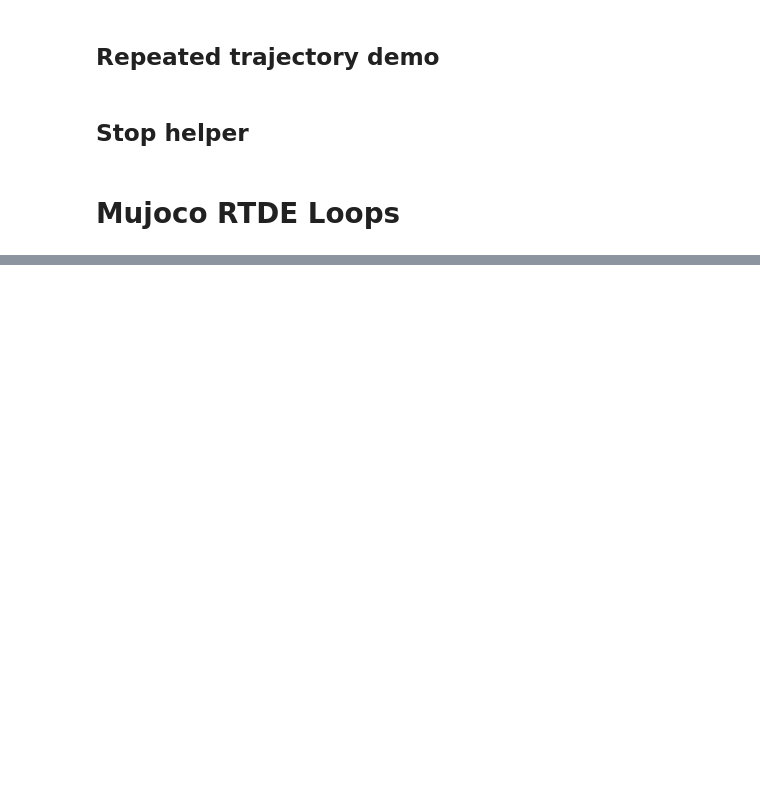
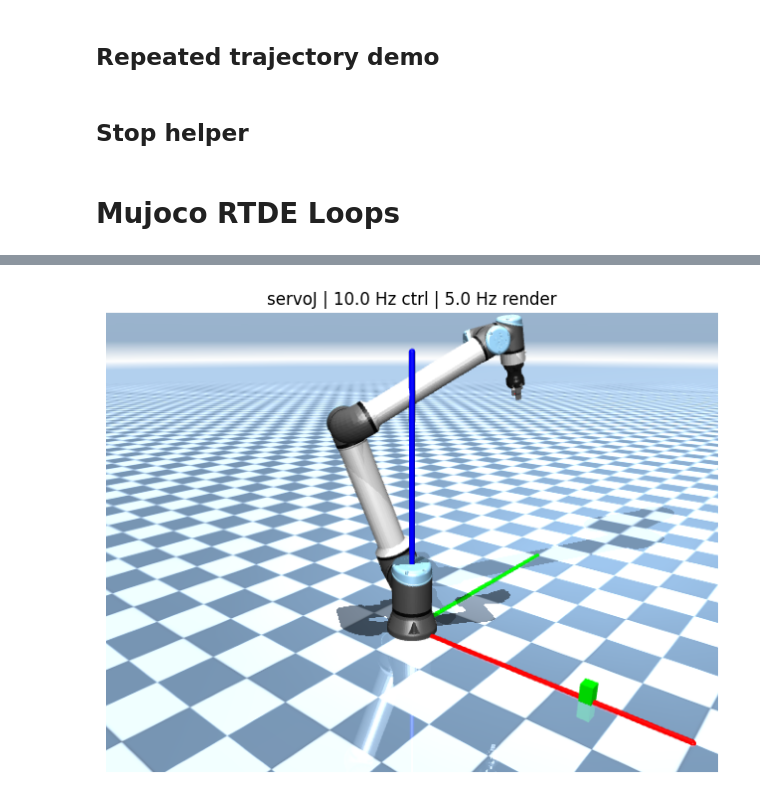
Before and after one commit to weissma6/my_mujoco_playground, a Jupyter notebook: learning/notebooks/ursim_rtde_control_feedback_demo.ipynb, the cells around one changed output, grey strips where cells are left out. Cells and saved outputs as stored; diff of their text form; code cells hidden in the pictures; blank space fills up the shorter version.

```diff
--- a/learning/notebooks/ursim_rtde_control_feedback_demo.ipynb
+++ b/learning/notebooks/ursim_rtde_control_feedback_demo.ipynb
@@ -247,0 +938,25 @@ tcp_speed_3d= [0.18]
+# %%
+import numpy as np
+from URSim_RTDE_dependencies import URSimRTDEControlFeedback
+
+robot = URSimRTDEControlFeedback(host="127.0.0.1")
+
+xml_path = "../../mujoco_playground/_src/manipulation/my_ur10/xmls/mjx_single_cube_position.xml"
+mj = robot.mujoco_init_model(xml_path, height=480, width=640)
+
+q_start = [0.75, -2.20, 1.57, -1.57, -1.57, 0.00]
+q_goal  = [0.95, -1.90, 1.40, -1.30, -1.40, 0.20]
+
+df_10_5, stats_10_5 = run_servoj_experiment(
+    robot, mj,
+    q_start=q_start,
+    q_goal=q_goal,
+    control_hz=10.0,
+    render_hz=5.0,
+    max_speed=2.0,
+    do_render=True,
+)
+
+# print_servoj_stats(stats_10_5)
+# %% [output]
+[figure, added]
```
Also changed, not shown: parts of 28 cells of this notebook, 2 other files.
